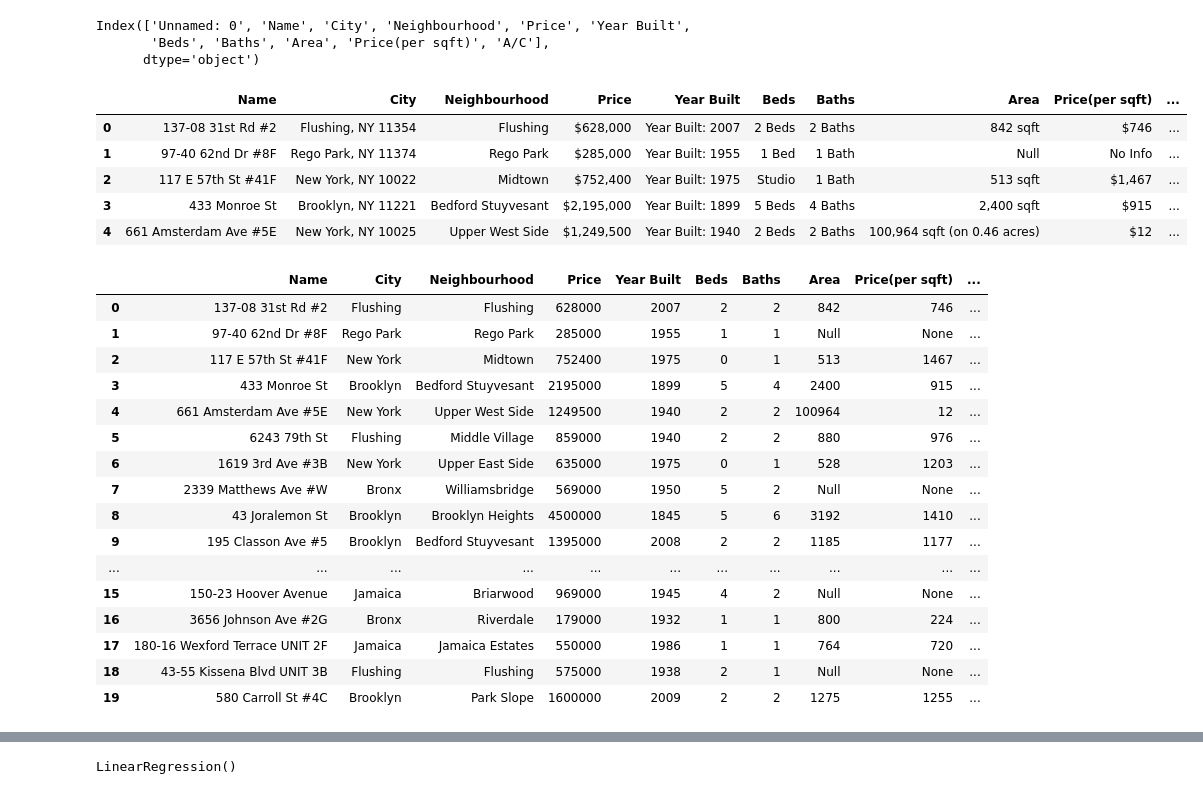
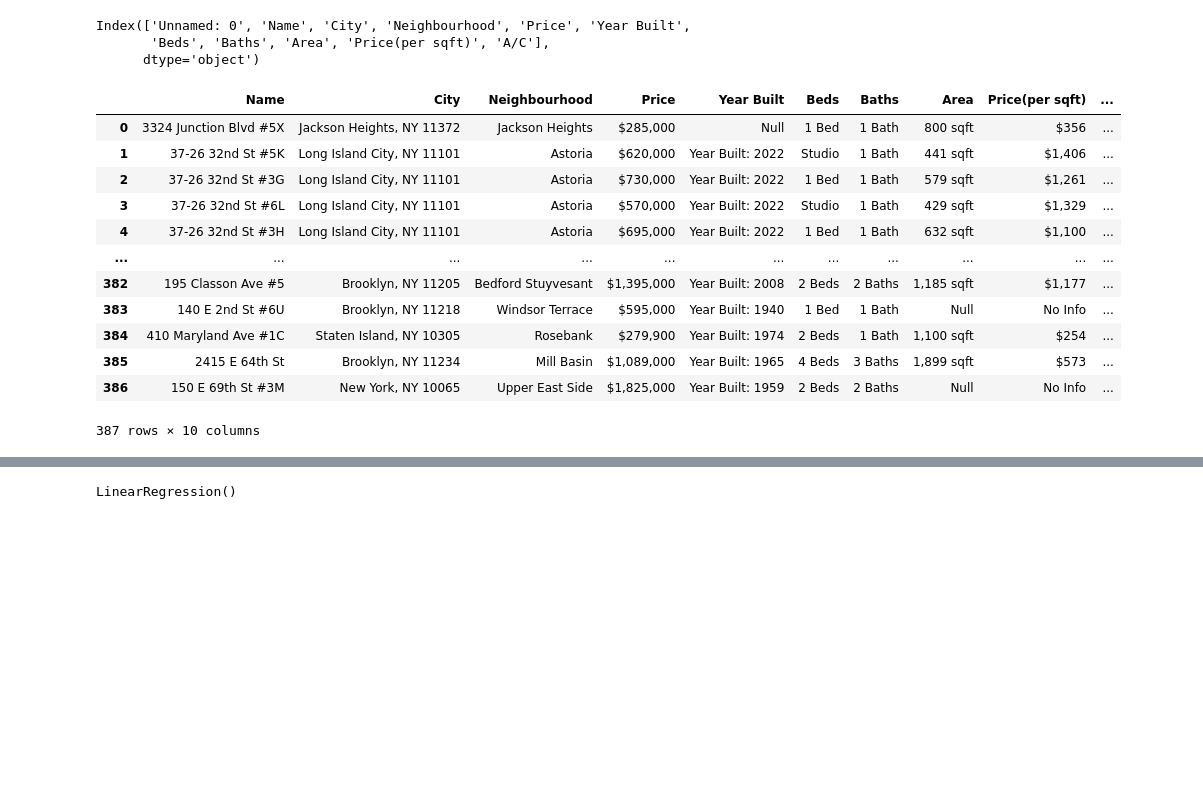
Before and after one commit to Kuntalthakur01/Real-estate-web-app, a Jupyter notebook: model/ml_model.ipynb, the cells around one changed output, grey strips where cells are left out. Saved outputs shown, nothing was run; the diff lists cells and outputs as text; code cells hidden in the pictures; blank space fills up the shorter version.

```diff
--- a/model/ml_model.ipynb
+++ b/model/ml_model.ipynb
@@ -14,14 +14,21 @@ Index(['Unnamed: 0', 'Name', 'City', 'Neighbourhood', 'Price', 'Year Built',
 # %%
 df=df.drop(['Unnamed: 0'], axis=1)
 # %%
-df.head()
+df
 # %% [output]
 |  | Name | City | Neighbourhood | Price | Year Built | Beds | Baths | Area | Price(per sqft) | ... |
-| 0 | 137-08 31st Rd #2 | Flushing, NY 11354 | Flushing | $628,000 | Year Built: 2007 | 2 Beds | 2 Baths | 842 sqft | $746 | ... |
-| 1 | 97-40 62nd Dr #8F | Rego Park, NY 11374 | Rego Park | $285,000 | Year Built: 1955 | 1 Bed | 1 Bath | Null | No Info | ... |
-| 2 | 117 E 57th St #41F | New York, NY 10022 | Midtown | $752,400 | Year Built: 1975 | Studio | 1 Bath | 513 sqft | $1,467 | ... |
-| 3 | 433 Monroe St | Brooklyn, NY 11221 | Bedford Stuyvesant | $2,195,000 | Year Built: 1899 | 5 Beds | 4 Baths | 2,400 sqft | $915 | ... |
-| 4 | 661 Amsterdam Ave #5E | New York, NY 10025 | Upper West Side | $1,249,500 | Year Built: 1940 | 2 Beds | 2 Baths | 100,964 sqft (on 0.46 acres) | $12 | ... |
+| 0 | 3324 Junction Blvd #5X | Jackson Heights, NY 11372 | Jackson Heights | $285,000 | Null | 1 Bed | 1 Bath | 800 sqft | $356 | ... |
+| 1 | 37-26 32nd St #5K | Long Island City, NY 11101 | Astoria | $620,000 | Year Built: 2022 | Studio | 1 Bath | 441 sqft | $1,406 | ... |
+| 2 | 37-26 32nd St #3G | Long Island City, NY 11101 | Astoria | $730,000 | Year Built: 2022 | 1 Bed | 1 Bath | 579 sqft | $1,261 | ... |
+| 3 | 37-26 32nd St #6L | Long Island City, NY 11101 | Astoria | $570,000 | Year Built: 2022 | Studio | 1 Bath | 429 sqft | $1,329 | ... |
+| 4 | 37-26 32nd St #3H | Long Island City, NY 11101 | Astoria | $695,000 | Year Built: 2022 | 1 Bed | 1 Bath | 632 sqft | $1,100 | ... |
+| ... | ... | ... | ... | ... | ... | ... | ... | ... | ... | ... |
+| 382 | 195 Classon Ave #5 | Brooklyn, NY 11205 | Bedford Stuyvesant | $1,395,000 | Year Built: 2008 | 2 Beds | 2 Baths | 1,185 sqft | $1,177 | ... |
+| 383 | 140 E 2nd St #6U | Brooklyn, NY 11218 | Windsor Terrace | $595,000 | Year Built: 1940 | 1 Bed | 1 Bath | Null | No Info | ... |
+| 384 | 410 Maryland Ave #1C | Staten Island, NY 10305 | Rosebank | $279,900 | Year Built: 1974 | 2 Beds | 1 Bath | 1,100 sqft | $254 | ... |
+| 385 | 2415 E 64th St | Brooklyn, NY 11234 | Mill Basin | $1,089,000 | Year Built: 1965 | 4 Beds | 3 Baths | 1,899 sqft | $573 | ... |
+| 386 | 150 E 69th St #3M | New York, NY 10065 | Upper East Side | $1,825,000 | Year Built: 1959 | 2 Beds | 2 Baths | Null | No Info | ... |
+387 rows × 10 columns
 # %%
 #data cleaning
 # %%
@@ -50,23 +57,5 @@ n7 = df["Price"].str.split("$", n=1, expand=True)[1]
 n7 = n7.str.replace(',', '')
 df["Price"] = n7
 # %%
-df
+df.dropna(inplace=True)
-# %% [output]
-|  | Name | City | Neighbourhood | Price | Year Built | Beds | Baths | Area | Price(per sqft) | ... |
-| 0 | 137-08 31st Rd #2 | Flushing | Flushing | 628000 | 2007 | 2 | 2 | 842 | 746 | ... |
-| 1 | 97-40 62nd Dr #8F | Rego Park | Rego Park | 285000 | 1955 | 1 | 1 | Null | None | ... |
-| 2 | 117 E 57th St #41F | New York | Midtown | 752400 | 1975 | 0 | 1 | 513 | 1467 | ... |
-| 3 | 433 Monroe St | Brooklyn | Bedford Stuyvesant | 2195000 | 1899 | 5 | 4 | 2400 | 915 | ... |
-| 4 | 661 Amsterdam Ave #5E | New York | Upper West Side | 1249500 | 1940 | 2 | 2 | 100964 | 12 | ... |
-| 5 | 6243 79th St | Flushing | Middle Village | 859000 | 1940 | 2 | 2 | 880 | 976 | ... |
-| 6 | 1619 3rd Ave #3B | New York | Upper East Side | 635000 | 1975 | 0 | 1 | 528 | 1203 | ... |
-| 7 | 2339 Matthews Ave #W | Bronx | Williamsbridge | 569000 | 1950 | 5 | 2 | Null | None | ... |
-| 8 | 43 Joralemon St | Brooklyn | Brooklyn Heights | 4500000 | 1845 | 5 | 6 | 3192 | 1410 | ... |
-| 9 | 195 Classon Ave #5 | Brooklyn | Bedford Stuyvesant | 1395000 | 2008 | 2 | 2 | 1185 | 1177 | ... |
-| ... | ... | ... | ... | ... | ... | ... | ... | ... | ... | ... |
-| 15 | 150-23 Hoover Avenue | Jamaica | Briarwood | 969000 | 1945 | 4 | 2 | Null | None | ... |
-| 16 | 3656 Johnson Ave #2G | Bronx | Riverdale | 179000 | 1932 | 1 | 1 | 800 | 224 | ... |
-| 17 | 180-16 Wexford Terrace UNIT 2F | Jamaica | Jamaica Estates | 550000 | 1986 | 1 | 1 | 764 | 720 | ... |
-| 18 | 43-55 Kissena Blvd UNIT 3B | Flushing | Flushing | 575000 | 1938 | 2 | 1 | Null | None | ... |
-| 19 | 580 Carroll St #4C | Brooklyn | Park Slope | 1600000 | 2009 | 2 | 2 | 1275 | 1255 | ... |
 # %%
```
Also changed, not shown: parts of 8 cells of this notebook, 3 other files.
